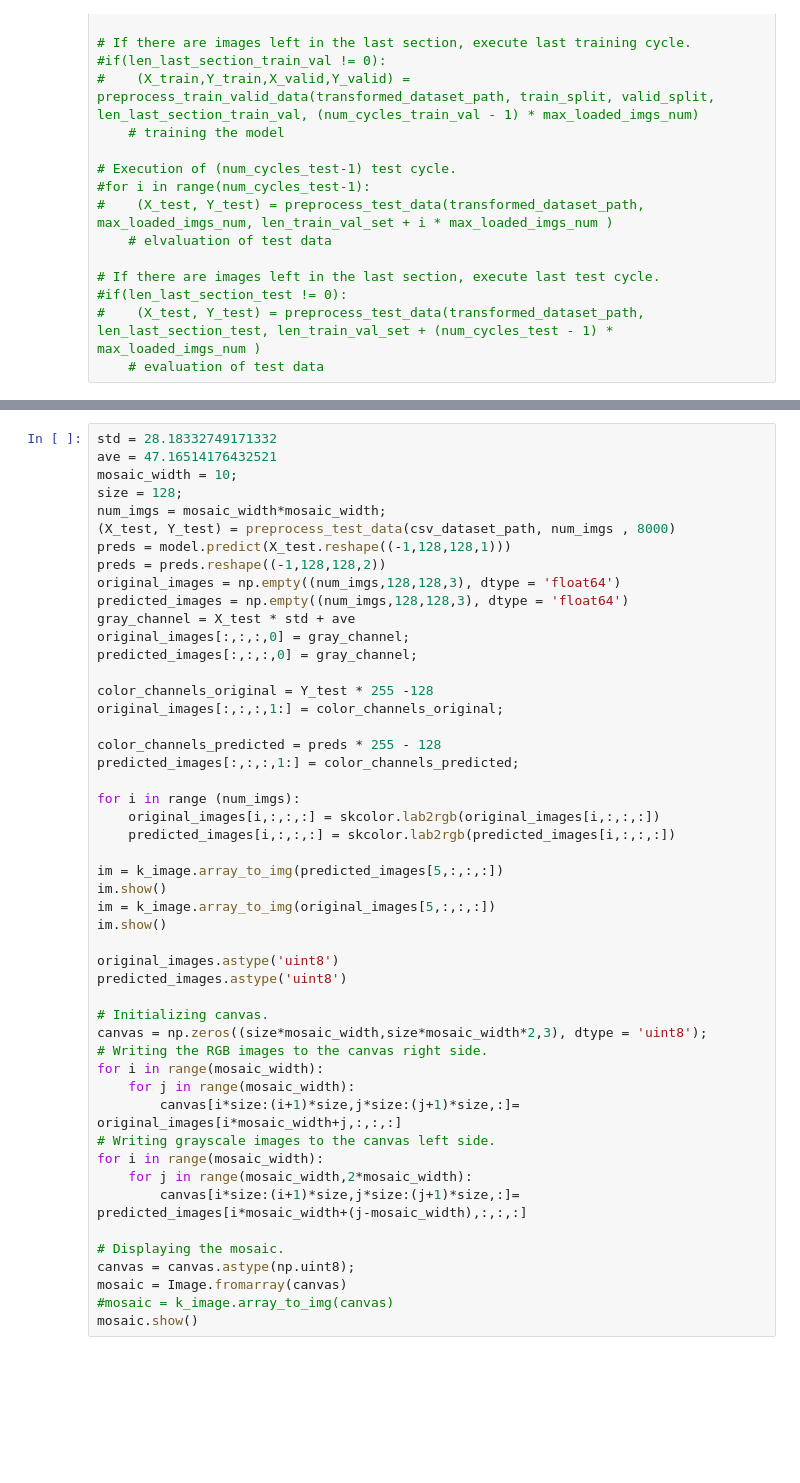
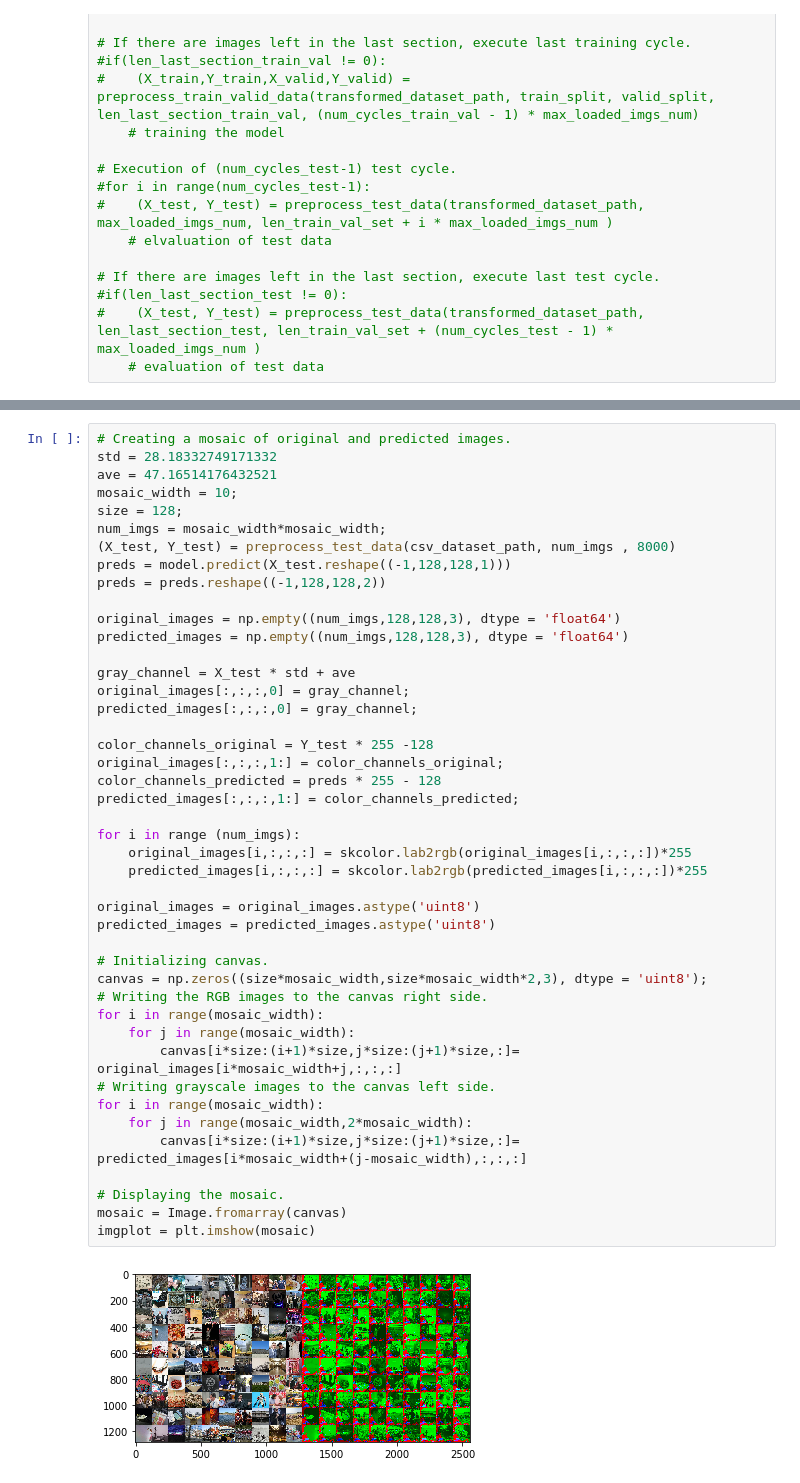
Before and after one commit to CassioAI/Cirip, a Jupyter notebook: ColorNet1.ipynb, the cells around one changed output, grey strips where cells are left out. Cells and saved outputs as stored; diff of their text form; blank space fills up the shorter version.

```diff
--- a/ColorNet1.ipynb
+++ b/ColorNet1.ipynb
@@ -573,4 +582,5 @@ plt.show()
 # %%
+# Creating a mosaic of original and predicted images.
 std = 28.18332749171332
 ave = 47.16514176432521
 mosaic_width = 10;
@@ -579,43 +589,39 @@ num_imgs = mosaic_width*mosaic_width;
 (X_test, Y_test) = preprocess_test_data(csv_dataset_path, num_imgs , 8000)
 preds = model.predict(X_test.reshape((-1,128,128,1)))
 preds = preds.reshape((-1,128,128,2))
+
 original_images = np.empty((num_imgs,128,128,3), dtype = 'float64')
 predicted_images = np.empty((num_imgs,128,128,3), dtype = 'float64')
+
 gray_channel = X_test * std + ave
 original_images[:,:,:,0] = gray_channel;
 predicted_images[:,:,:,0] = gray_channel;
 
 color_channels_original = Y_test * 255 -128
 original_images[:,:,:,1:] = color_channels_original;
-
 color_channels_predicted = preds * 255 - 128
 predicted_images[:,:,:,1:] = color_channels_predicted;
 
 for i in range (num_imgs):
-    original_images[i,:,:,:] = skcolor.lab2rgb(original_images[i,:,:,:])
-    predicted_images[i,:,:,:] = skcolor.lab2rgb(predicted_images[i,:,:,:])
+    original_images[i,:,:,:] = skcolor.lab2rgb(original_images[i,:,:,:])*255
+    predicted_images[i,:,:,:] = skcolor.lab2rgb(predicted_images[i,:,:,:])*255
 
-im = k_image.array_to_img(predicted_images[5,:,:,:])
-im.show()
-im = k_image.array_to_img(original_images[5,:,:,:])
-im.show()
-
-original_images.astype('uint8')
-predicted_images.astype('uint8')
+original_images = original_images.astype('uint8')
+predicted_images = predicted_images.astype('uint8')
 
 # Initializing canvas.
 canvas = np.zeros((size*mosaic_width,size*mosaic_width*2,3), dtype = 'uint8');
 # Writing the RGB images to the canvas right side.
 for i in range(mosaic_width):
     for j in range(mosaic_width):
         canvas[i*size:(i+1)*size,j*size:(j+1)*size,:]= original_images[i*mosaic_width+j,:,:,:]
 # Writing grayscale images to the canvas left side.
 for i in range(mosaic_width):
     for j in range(mosaic_width,2*mosaic_width):
         canvas[i*size:(i+1)*size,j*size:(j+1)*size,:]= predicted_images[i*mosaic_width+(j-mosaic_width),:,:,:]
 
 # Displaying the mosaic.
-canvas = canvas.astype(np.uint8);
 mosaic = Image.fromarray(canvas)
-#mosaic = k_image.array_to_img(canvas)
-mosaic.show()
+imgplot = plt.imshow(mosaic)
+# %% [output]
+[figure, added]
```
Also changed, not shown: parts of 5 cells of this notebook.
